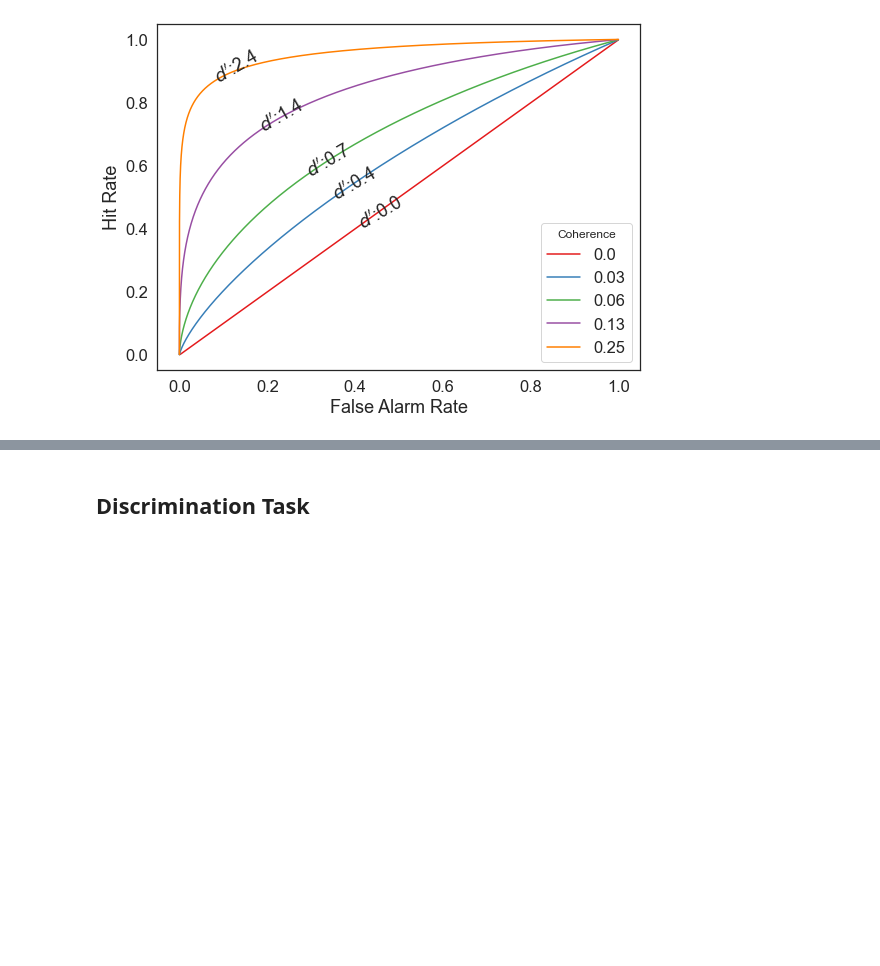
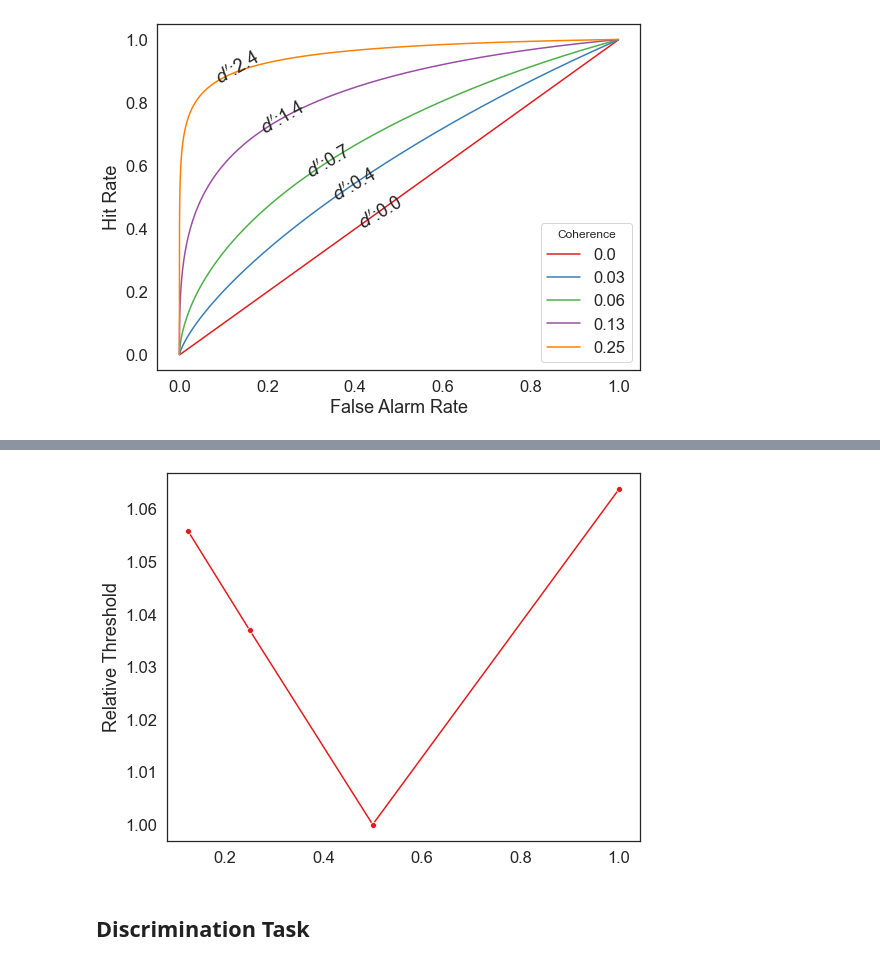
Before and after one commit to Nicobruno92/jazayeri2006_replication, a Jupyter notebook: jazayeri2006.ipynb, the cells around one changed output, grey strips where cells are left out. Cells and saved outputs as stored; diff of their text form; code cells hidden in the pictures; blank space fills up the shorter version.

```diff
--- a/jazayeri2006.ipynb
+++ b/jazayeri2006.ipynb
@@ -329,3 +429,50 @@ plt.show()
+# %%
+def opt_thB(Cs, theta_1, theta_2, trials):
+
+    circ_sd = []
+    for c in Cs:
+        L_1 = L_(trials, theta_1, theta_i, N, c, t, R_max, R_min, kappa)
+        L_2 = L_(trials, theta_2, theta_i, N, c, t, R_max, R_min, kappa)
+        Ls = np.zeros(trials)
+
+        for i in range(360):
+            theta_3 = np.radians(i)
+            l_3 = L_3(
+                c,
+                trials,
+                L_1,
+                L_2,
+                theta_3,
+                theta_1,
+                theta_2,
+                theta_i,
+                N,
+                t,
+                R_max,
+                R_min,
+                kappa,
+            )
+
+            Ls = np.vstack((Ls, l_3))
+
+        max_direction = np.where(np.max(Ls) == Ls)[0]
+        circ_sd.append(circstd(Ls[max_direction]))
+
+    return circ_sd
+# %%
+circ_sd = opt_thB(Cs, theta_1, theta_2, trials)
+# %%
+# circ4plot = [v[0] for i, v in enumerate(circ_sd)]
+
+rel_th = circ_sd / min(circ_sd)
+
+sns.lineplot(Cs, rel_th, marker="o")
+plt.xlabel("")
+plt.ylabel("Relative Threshold")
+plt.savefig("figs_fig_3_B.png", dpi=600)
+plt.show()
+# %% [output]
+[figure, added]
 # %% [markdown]
 ## Discrimination Task <a name="discrimination_task"></a>
 # %% [markdown]
```
Also changed, not shown: parts of 33 cells of this notebook, 7 other files.
